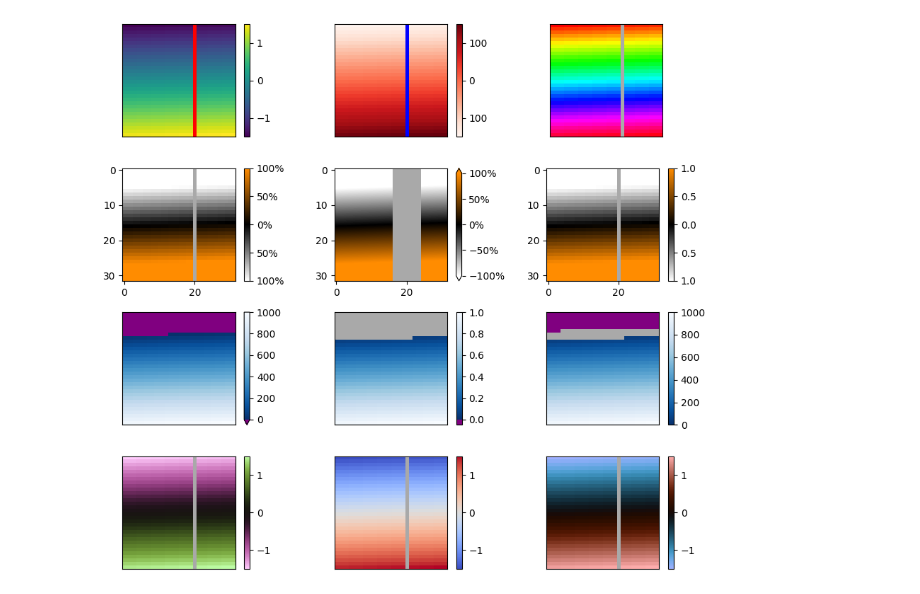
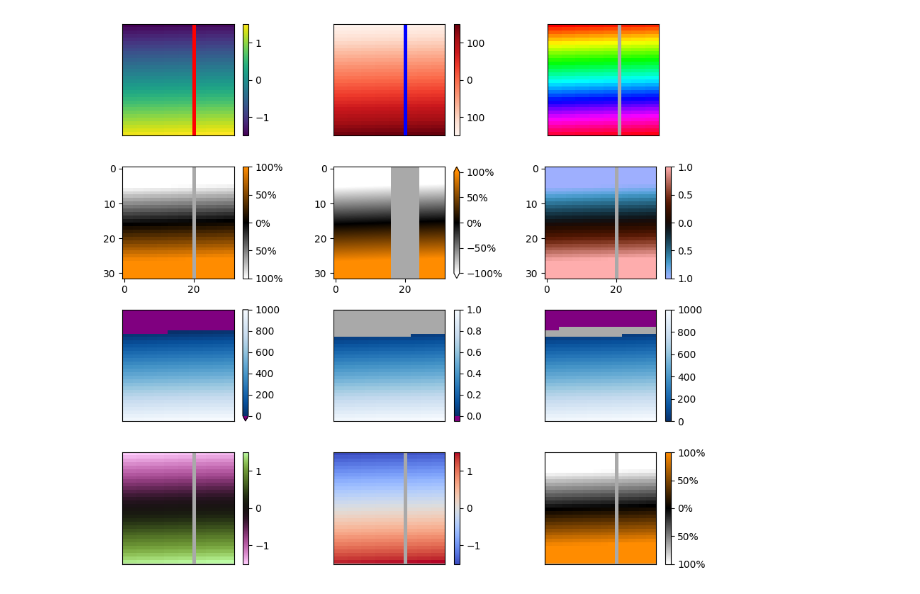
Before and after one commit to EIT-ALIVE/eitprocessing, a Jupyter notebook: notebooks/test_pixelmap_imshow.ipynb, the cells around one changed output. Cells and saved outputs as stored; diff of their text form; code cells hidden in the pictures.

Commit message:
Update test with conver_to

```diff
--- a/notebooks/test_pixelmap_imshow.ipynb
+++ b/notebooks/test_pixelmap_imshow.ipynb
@@ -37,34 +37,34 @@ odcl_map.imshow(
     hide_axes=False, ax=axes[1, 1], interpolation="blackman", colorbar_kwargs={"extend": "both"}, absolute=False
 )
 
 # ODCL plot overriding percentage
-odcl_map.imshow(hide_axes=False, ax=axes[1, 2], percentage=False)
+odcl_map.imshow(hide_axes=False, ax=axes[1, 2], percentage=False, cmap="berlin")
 
 
 ## TIVMap example
 tiv = value_gradient(-250, 1000)
 tiv_map = TIVMap(tiv)
 
 
 # Plot on current axes
 plt.sca(axes[2, 0])
 tiv_map.imshow()
 
 # Thresholded and normalized plot
 plt.sca(axes[2, 1])
 tiv_map.threshold(50).imshow(normalize=True, colorbar_kwargs={"extendrect": True})
 
 # Don't extend colorbar, threshold absolute values
 plt.sca(axes[2, 2])
 tiv_map.threshold(50, absolute=True).imshow(colorbar_kwargs={"extend": None})
 
 # Plot difference maps
-diff_map = DifferenceMap(values)
+diff_map = DifferenceMap(values, label="differences")
 
 diff_map.imshow(ax=axes[3, 0])
 diff_map.imshow(ax=axes[3, 1], cmap="coolwarm")
-diff_map.imshow(ax=axes[3, 2], cmap="berlin")
+diff_map.convert_to(ODCLMap).imshow(ax=axes[3, 2])
 
 fig.tight_layout()
 # %% [output]
-[figure, old version]
+[figure, new version]
```
